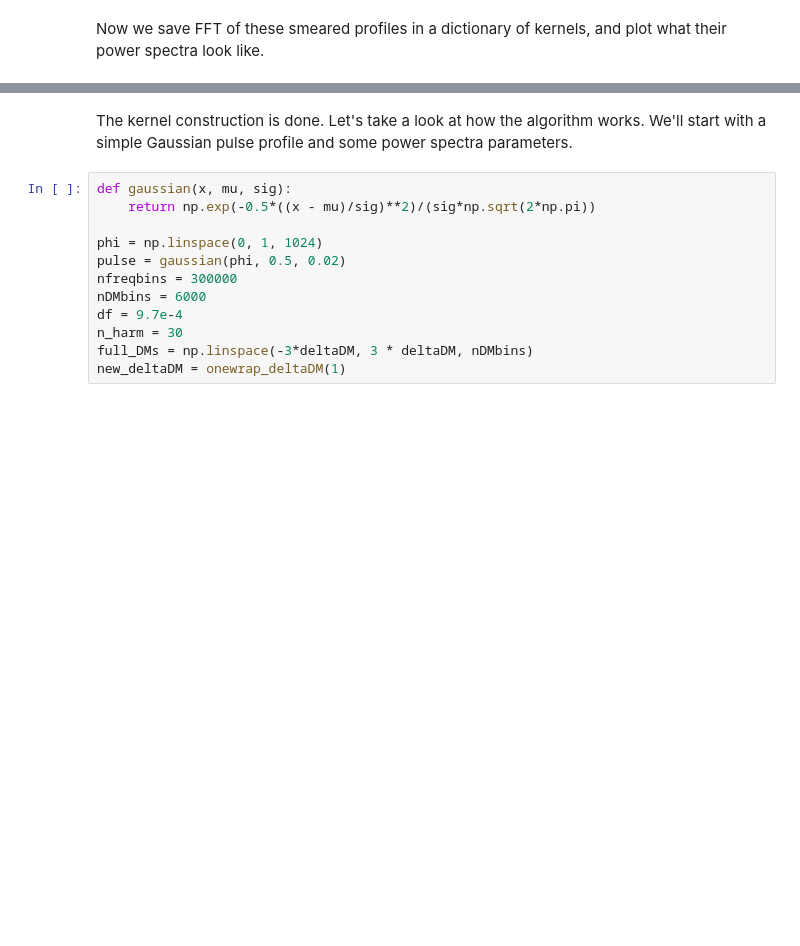
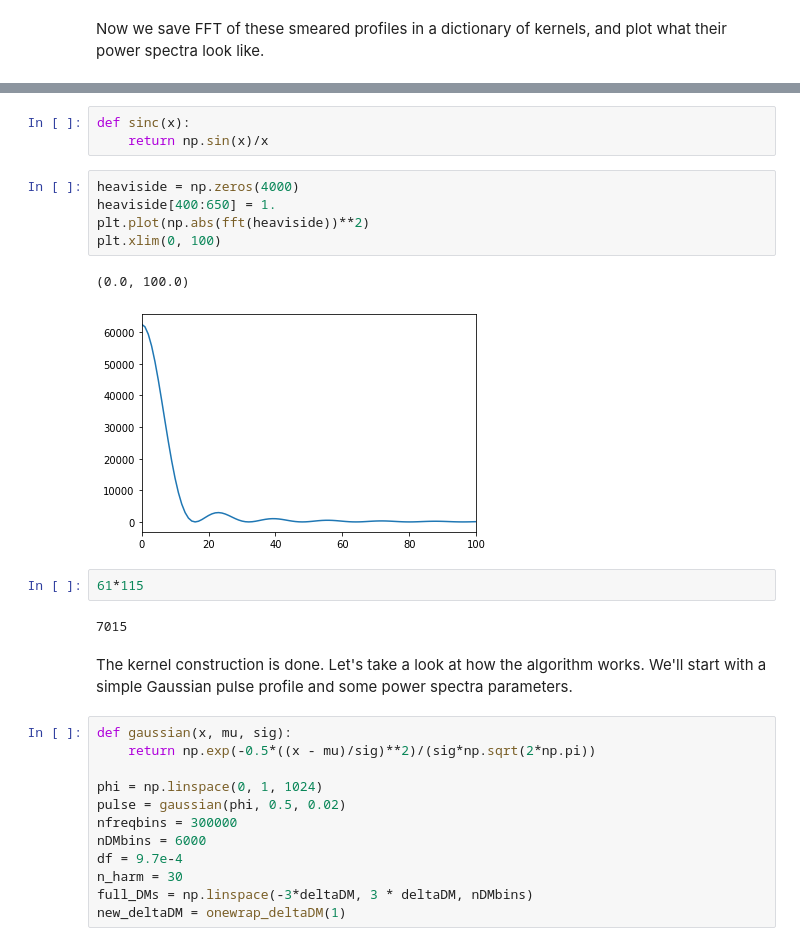
Before and after one commit to reyniersquillace/RadioTime, a Jupyter notebook: Kernel_Dedispersion/Kernel Dedispersion.ipynb, the cells around one changed output, grey strips where cells are left out. Drawn from its saved outputs; the diff is of its cells as text; blank space fills up the shorter version.

```diff
--- a/Kernel_Dedispersion/Kernel Dedispersion.ipynb
+++ b/Kernel_Dedispersion/Kernel Dedispersion.ipynb
@@ -85,3 +97,18 @@ plt.legend()
+# %%
+def sinc(x):
+    return np.sin(x)/x
+# %%
+heaviside = np.zeros(4000)
+heaviside[400:650] = 1.
+plt.plot(np.abs(fft(heaviside))**2)
+plt.xlim(0, 100)
+# %% [output]
+(0.0, 100.0)
+[figure, added]
+# %%
+61*115
+# %% [output]
+7015
 # %% [markdown]
 The kernel construction is done. Let's take a look at how the algorithm works. We'll start with a simple Gaussian pulse profile and some power spectra parameters.
 # %%
```
Also changed, not shown: parts of 9 cells of this notebook, 1 other file.
